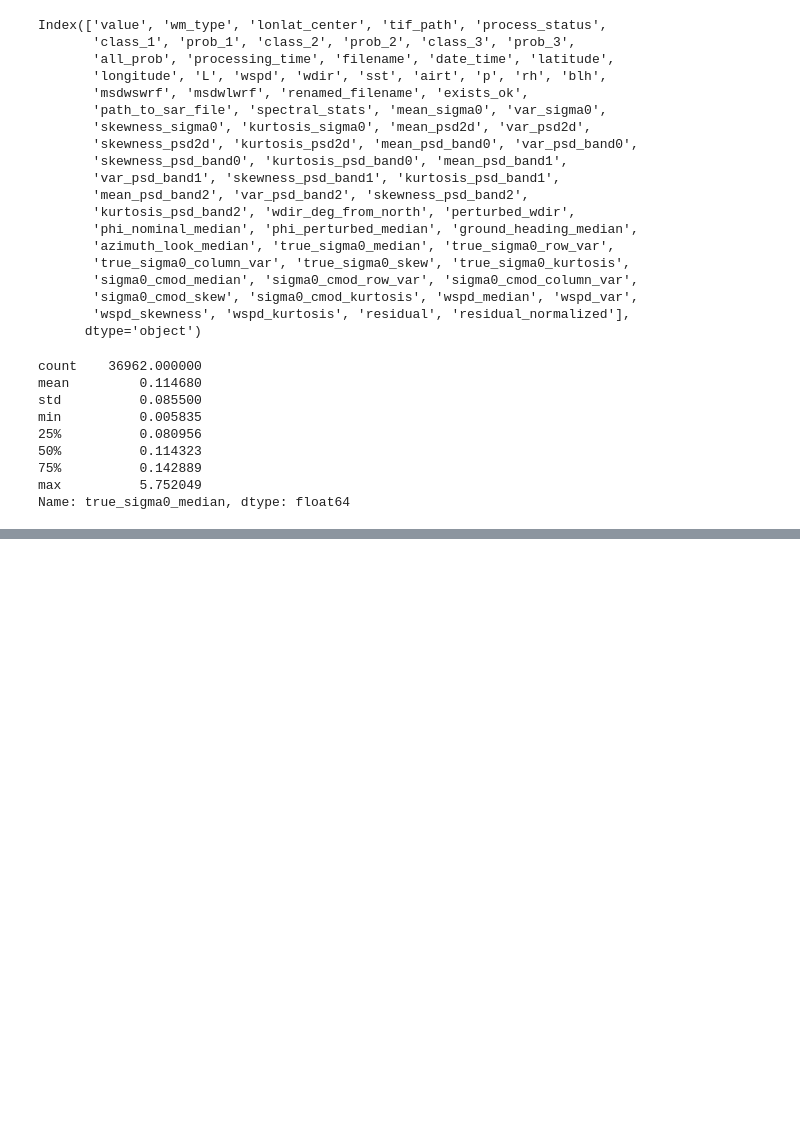
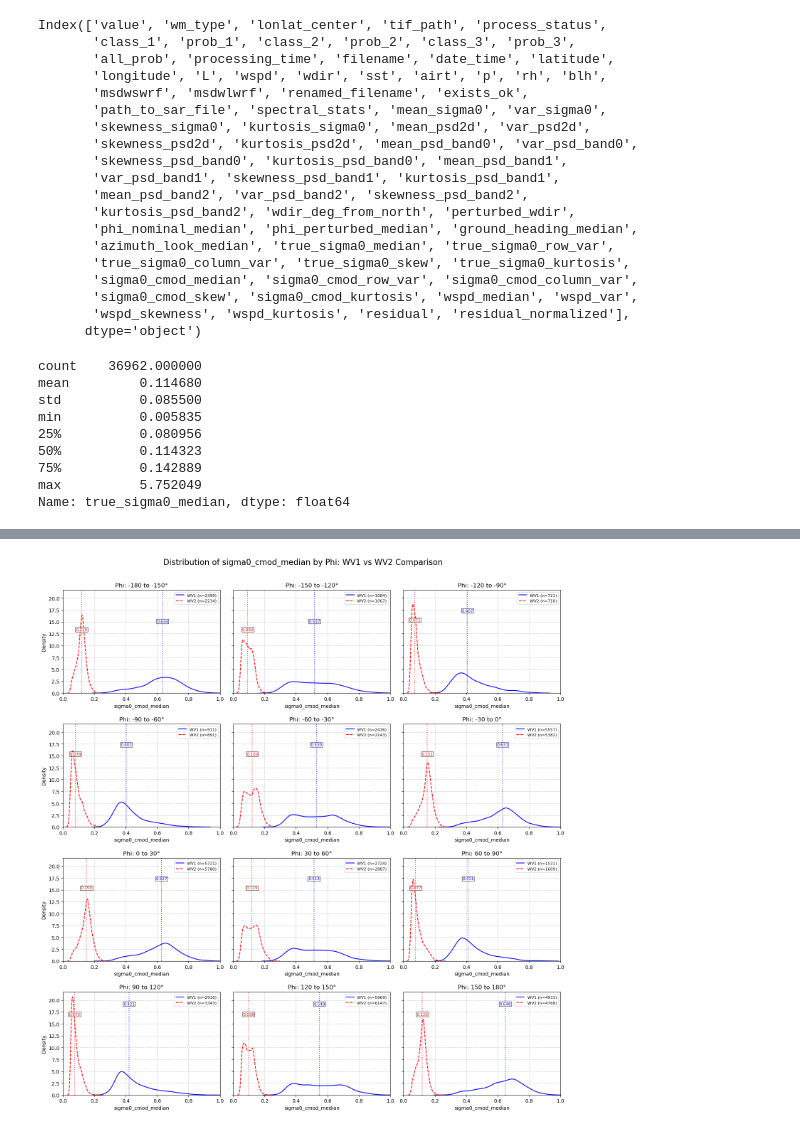
Before and after one commit to guin0x/msc-thesis, a Jupyter notebook: fourth_notebook.ipynb, the cells around one changed output, grey strips where cells are left out. Saved outputs shown, nothing was run; the diff lists cells and outputs as text; code cells hidden in the pictures; blank space fills up the shorter version.

```diff
--- a/fourth_notebook.ipynb
+++ b/fourth_notebook.ipynb
@@ -66,19 +71,16 @@ min          0.005835
 max          5.752049
 Name: true_sigma0_median, dtype: float64
 # %%
-bin_edges = np.arange(-180, 181, 45)
+bin_edges = np.arange(-180, 181, 30)
 bin_labels = [f"{left} to {right}" for left, right in zip(bin_edges[:-1], bin_edges[1:])]
 
 df_wv1['phi_bin'] = pd.cut(df_wv1['phi_nominal_median'], bins=bin_edges,
                            labels=bin_labels, include_lowest=True, right=False)
+df_wv2['phi_bin'] = pd.cut(df_wv2['phi_nominal_median'], bins=bin_edges,
+                           labels=bin_labels, include_lowest=True, right=False)
 
-binned_dfs = {}
+binned_dfs_wv1 = {}
+binned_dfs_wv2 = {}
 for bin_label in bin_labels:
-    binned_dfs[bin_label] = df_wv1[df_wv1['phi_bin'] == bin_label].copy()
-
-for bin_label, df in binned_dfs.items():
-    sns.kdeplot(df['true_sigma0_median'], label=bin_label)
-
-plt.xlim(0,1)
-plt.legend()
-plt.show()
+    binned_dfs_wv1[bin_label] = df_wv1[df_wv1['phi_bin'] == bin_label].copy()
+    binned_dfs_wv2[bin_label] = df_wv2[df_wv2['phi_bin'] == bin_label].copy()
@@ -146,0 +87,74 @@ plt.show()
+# %%
+# Create a grid of subplots (4x3 should fit all 12 bins)
+fig, axes = plt.subplots(4, 3, figsize=(15, 16), sharey=True)
+axes = axes.flatten()  # Flatten to make indexing easier
+
+# Set common x-axis limits
+x_min = 0
+x_max = 1
+
+# Colors for each mode
+wv1_color = 'blue'
+wv2_color = 'red'
+
+# Loop through each bin and create a subplot
+for i, bin_label in enumerate(bin_labels):
+    ax = axes[i]
+
+    # Plot WV1 data for this bin
+    if not binned_dfs_wv1[bin_label].empty and len(binned_dfs_wv1[bin_label]) > 5:
+        sns.kdeplot(
+            binned_dfs_wv1[bin_label]['sigma0_cmod_median'],
+            ax=ax,
+            label=f'WV1 (n={len(binned_dfs_wv1[bin_label])})',
+            color=wv1_color,
+            linestyle='-'
+        )
+
+    # Plot WV2 data for this bin
+    if not binned_dfs_wv2[bin_label].empty and len(binned_dfs_wv2[bin_label]) > 5:
+        sns.kdeplot(
+            binned_dfs_wv2[bin_label]['sigma0_cmod_median'],
+            ax=ax,
+            label=f'WV2 (n={len(binned_dfs_wv2[bin_label])})',
+            color=wv2_color,
+            linestyle='--'
+        )
+
+    # Set subplot title and axes labels
+    ax.set_title(f'Phi: {bin_label}°', fontsize=12)
+    ax.set_xlabel('sigma0_cmod_median', fontsize=10)
+    ax.set_ylabel('Density', fontsize=10)
+    ax.set_xlim(x_min, x_max)
+    ax.grid(True, linestyle='--', alpha=0.7)
+    ax.legend(fontsize=8)
+
+    # Add median values as vertical lines with text annotations
+    if not binned_dfs_wv1[bin_label].empty and len(binned_dfs_wv1[bin_label]) > 5:
+        median_wv1 = binned_dfs_wv1[bin_label]['sigma0_cmod_median'].median()
+        ax.axvline(median_wv1, color=wv1_color, linestyle=':', alpha=0.7)
+        ax.text(median_wv1, ax.get_ylim()[1]*0.9, f'{median_wv1:.3f}',
+                color=wv1_color, ha='center', va='top', fontsize=8,
+                bbox=dict(facecolor='white', alpha=0.7, pad=1))
+
+    if not binned_dfs_wv2[bin_label].empty and len(binned_dfs_wv2[bin_label]) > 5:
+        median_wv2 = binned_dfs_wv2[bin_label]['sigma0_cmod_median'].median()
+        ax.axvline(median_wv2, color=wv2_color, linestyle=':', alpha=0.7)
+        ax.text(median_wv2, ax.get_ylim()[1]*0.8, f'{median_wv2:.3f}',
+                color=wv2_color, ha='center', va='top', fontsize=8,
+                bbox=dict(facecolor='white', alpha=0.7, pad=1))
+
+# Remove any unused subplots
+for j in range(len(bin_labels), len(axes)):
+    fig.delaxes(axes[j])
+
+# Add overall title
+fig.suptitle('Distribution of sigma0_cmod_median by Phi: WV1 vs WV2 Comparison', fontsize=16)
+
+# Adjust layout
+plt.tight_layout(rect=[0, 0, 1, 0.97])
+plt.subplots_adjust(hspace=0.3)
+plt.savefig("images/sigma0_cmod_median.jpg")
+plt.show()
+# %% [output]
+[figure, added]
```
Also changed, not shown: parts of 6 cells of this notebook, 10 other files.
